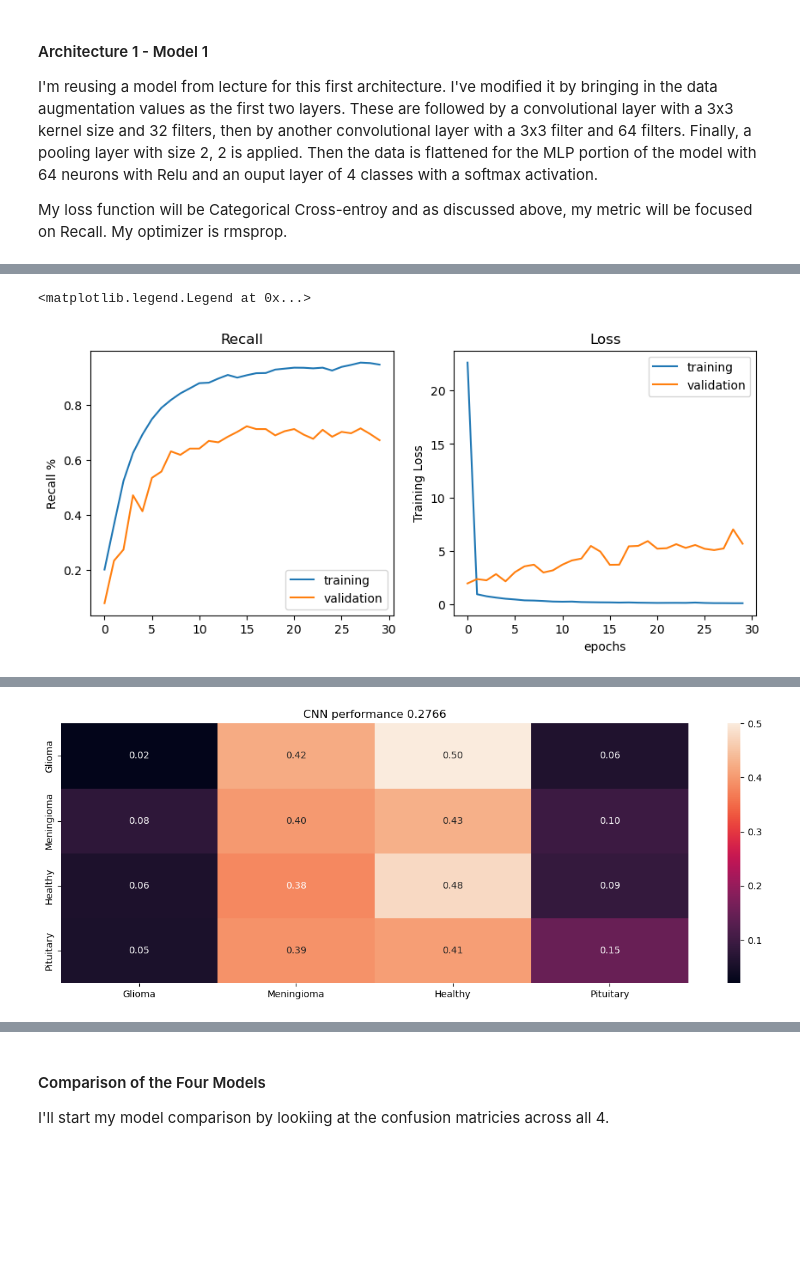
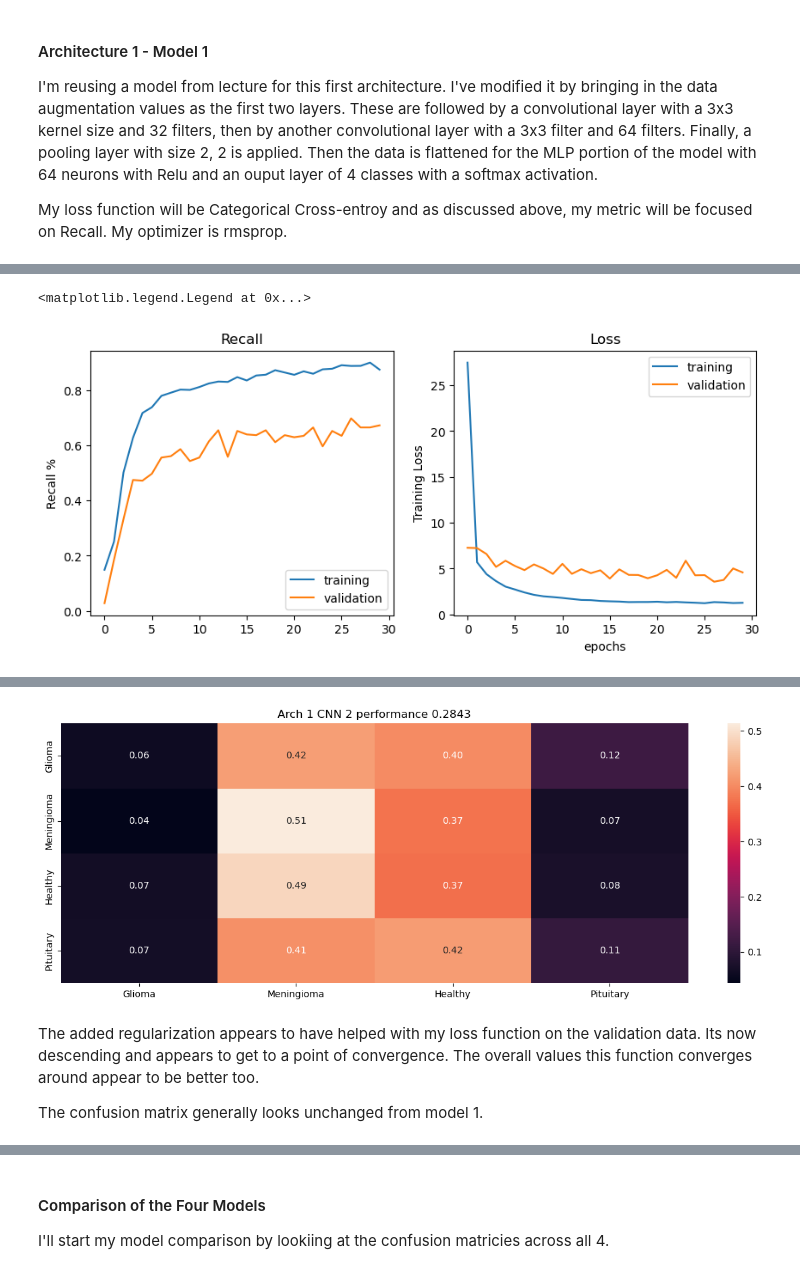
Before and after one commit to cphchip/cs7324_code, a Jupyter notebook: Lab 6/Henderson_48996654_Lab_6.ipynb, the cells around one changed output, grey strips where cells are left out. Saved outputs shown, nothing was run; the diff lists cells and outputs as text; code cells hidden in the pictures; blank space fills up the shorter version.

```diff
--- a/Lab 6/Henderson_48996654_Lab_6.ipynb
+++ b/Lab 6/Henderson_48996654_Lab_6.ipynb
@@ -40,7 +34,7 @@ ds_train = tf.keras.utils.image_dataset_from_directory(
     label_mode='categorical',
     class_names=None,
     color_mode='grayscale',
-    batch_size=32, # changed from default 32
+    batch_size=64, # changed from default 32
     image_size=(128, 128), # Downsample the images
     shuffle=True,
     seed=None,
@@ -57,7 +51,7 @@ ds_test = tf.keras.utils.image_dataset_from_directory(
     label_mode='categorical',
     class_names=None,
     color_mode='grayscale',
-    batch_size=32, # changed from default 32
+    batch_size=64, # changed from default 32
     image_size=(128, 128), # Downsample the images
     shuffle=True,
     seed=None,
@@ -410,6 +371,9 @@ In model 2 I have changed the optimizer to adam and really that's about it.
 # %%
 %%time
 # Source: Modified from notebook 12a
+from tensorflow.keras.regularizers import l2
+from tensorflow.keras.layers import BatchNormalization
+l2_lambda = 0.016
 
 # NUM_CLASSES = 4
 arch1_cnn2 = Sequential()
@@ -437,7 +401,7 @@ arch1_cnn2.add(MaxPooling2D(pool_size=(2, 2)))
 # add one layer on flattened output
 arch1_cnn2.add(Dropout(0.25)) # add some dropout for regularization after conv layers
 arch1_cnn2.add(Flatten())
-arch1_cnn2.add(Dense(64, activation='relu'))
+arch1_cnn2.add(Dense(64, activation='relu',kernel_regularizer=l2(l2_lambda)))
 arch1_cnn2.add(Dropout(0.5)) # add some dropout for regularization, again!
 arch1_cnn2.add(Dense(NUM_CLASSES, activation='softmax'))
 
@@ -471,7 +435,7 @@ Wall time: 277 ms
 %%time
 history_arch1_cnn2 = arch1_cnn2.fit(
         ds_train,
-        batch_size=32,
+        batch_size=64,
         epochs=30,
         verbose=1,
         validation_data=ds_test
@@ -517,7 +481,7 @@ plt.legend()
 #plt.show()
 # %% [output]
 <matplotlib.legend.Legend at 0x...>
-[figure, old version]
+[figure, new version]
 # %%
-summarize_net(arch1_cnn2, ds_test, title_text='CNN performance')
+summarize_net(arch1_cnn2, ds_test, title_text='Arch 1 CNN 2 performance')
 # %% [output]
@@ -525,4 +489,8 @@ summarize_net(arch1_cnn2, ds_test, title_text='CNN performance')
-[figure, old version]
+[figure, new version]
+# %% [markdown]
+The added regularization appears to have helped with my loss function on the validation data. Its now descending and appears to get to a point of convergence. The overall values this function converges around appear to be better too.
+
+The confusion matrix generally looks unchanged from model 1.
 # %% [markdown]
 #### Architecture 2 - Model 1
 
```
Also changed, not shown: parts of 78 cells of this notebook, 2 other files.
